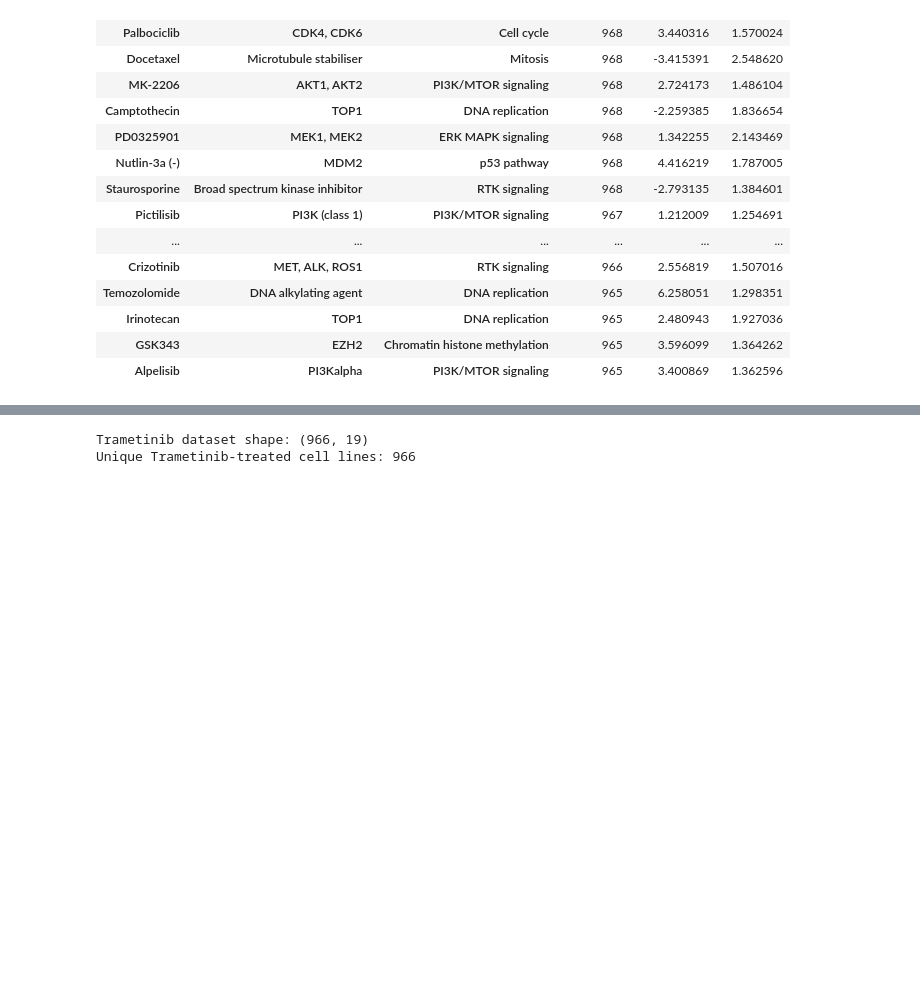
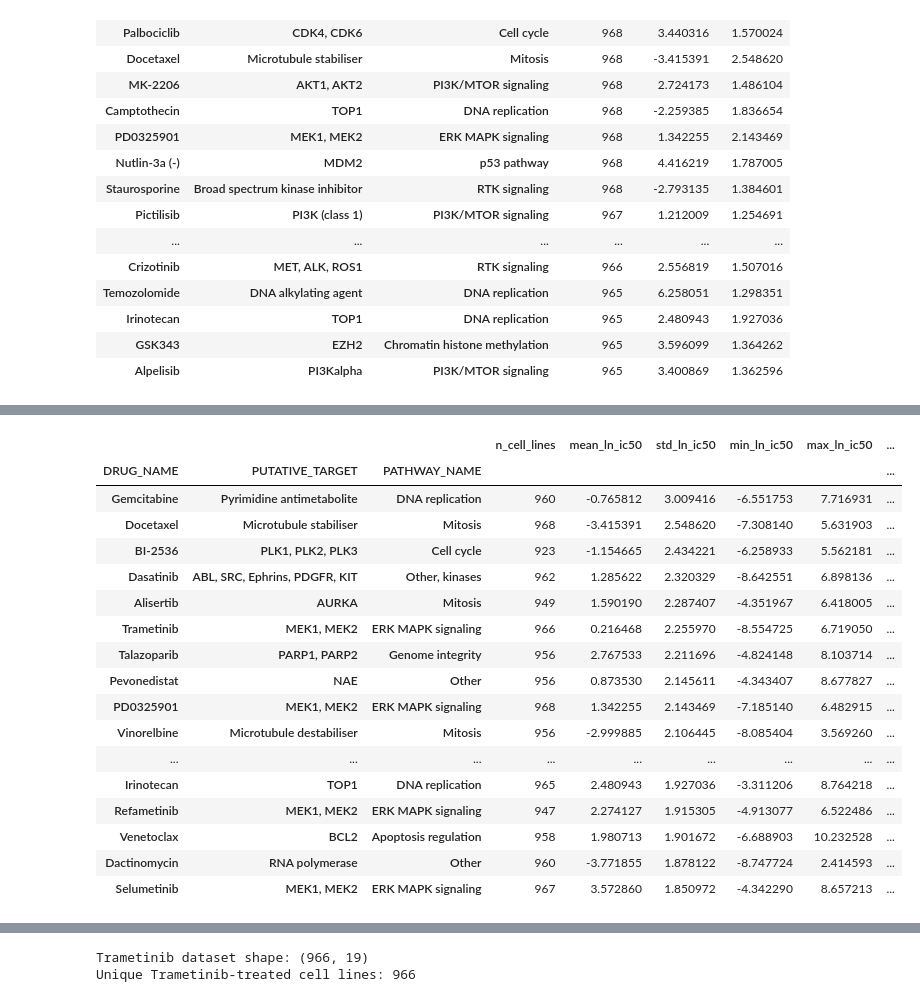
Before and after one commit to carolinemalaihull/trametinib-drug-response-ml, a Jupyter notebook: notebooks/01_data_exploration.ipynb, the cells around one changed output, grey strips where cells are left out. Drawn from its saved outputs; the diff is of its cells as text; code cells hidden in the pictures; blank space fills up the shorter version.

```diff
--- a/notebooks/01_data_exploration.ipynb
+++ b/notebooks/01_data_exploration.ipynb
@@ -263,3 +299,28 @@ drug_summary.head(30)
+# %%
+high_coverage_drugs = drug_summary[
+    drug_summary["n_cell_lines"] >= 900
+].sort_values("std_ln_ic50", ascending=False)
+
+high_coverage_drugs.head(20)
+# %% [output]
+|  |  |  | n_cell_lines | mean_ln_ic50 | std_ln_ic50 | min_ln_ic50 | max_ln_ic50 | ... |
+| DRUG_NAME | PUTATIVE_TARGET | PATHWAY_NAME |  |  |  |  |  | ... |
+| Gemcitabine | Pyrimidine antimetabolite | DNA replication | 960 | -0.765812 | 3.009416 | -6.551753 | 7.716931 | ... |
+| Docetaxel | Microtubule stabiliser | Mitosis | 968 | -3.415391 | 2.548620 | -7.308140 | 5.631903 | ... |
+| BI-2536 | PLK1, PLK2, PLK3 | Cell cycle | 923 | -1.154665 | 2.434221 | -6.258933 | 5.562181 | ... |
+| Dasatinib | ABL, SRC, Ephrins, PDGFR, KIT | Other, kinases | 962 | 1.285622 | 2.320329 | -8.642551 | 6.898136 | ... |
+| Alisertib | AURKA | Mitosis | 949 | 1.590190 | 2.287407 | -4.351967 | 6.418005 | ... |
+| Trametinib | MEK1, MEK2 | ERK MAPK signaling | 966 | 0.216468 | 2.255970 | -8.554725 | 6.719050 | ... |
+| Talazoparib | PARP1, PARP2 | Genome integrity | 956 | 2.767533 | 2.211696 | -4.824148 | 8.103714 | ... |
+| Pevonedistat | NAE | Other | 956 | 0.873530 | 2.145611 | -4.343407 | 8.677827 | ... |
+| PD0325901 | MEK1, MEK2 | ERK MAPK signaling | 968 | 1.342255 | 2.143469 | -7.185140 | 6.482915 | ... |
+| Vinorelbine | Microtubule destabiliser | Mitosis | 956 | -2.999885 | 2.106445 | -8.085404 | 3.569260 | ... |
+| ... | ... | ... | ... | ... | ... | ... | ... | ... |
+| Irinotecan | TOP1 | DNA replication | 965 | 2.480943 | 1.927036 | -3.311206 | 8.764218 | ... |
+| Refametinib | MEK1, MEK2 | ERK MAPK signaling | 947 | 2.274127 | 1.915305 | -4.913077 | 6.522486 | ... |
+| Venetoclax | BCL2 | Apoptosis regulation | 958 | 1.980713 | 1.901672 | -6.688903 | 10.232528 | ... |
+| Dactinomycin | RNA polymerase | Other | 960 | -3.771855 | 1.878122 | -8.747724 | 2.414593 | ... |
+| Selumetinib | MEK1, MEK2 | ERK MAPK signaling | 967 | 3.572860 | 1.850972 | -4.342290 | 8.657213 | ... |
 # %% [markdown]
 ### Selection of Trametinib
 
```
Also changed, not shown: parts of 15 cells of this notebook, 1 other file.
